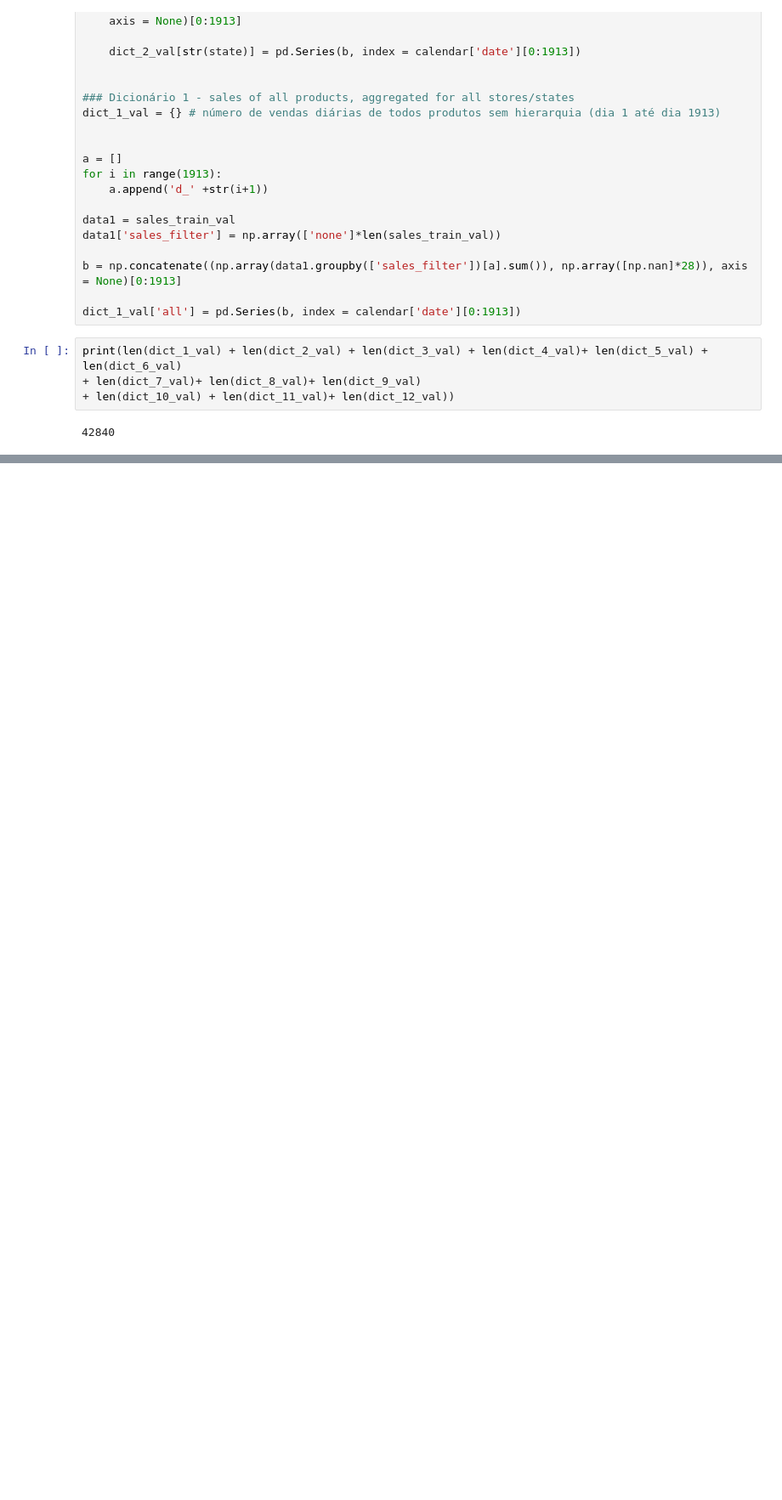
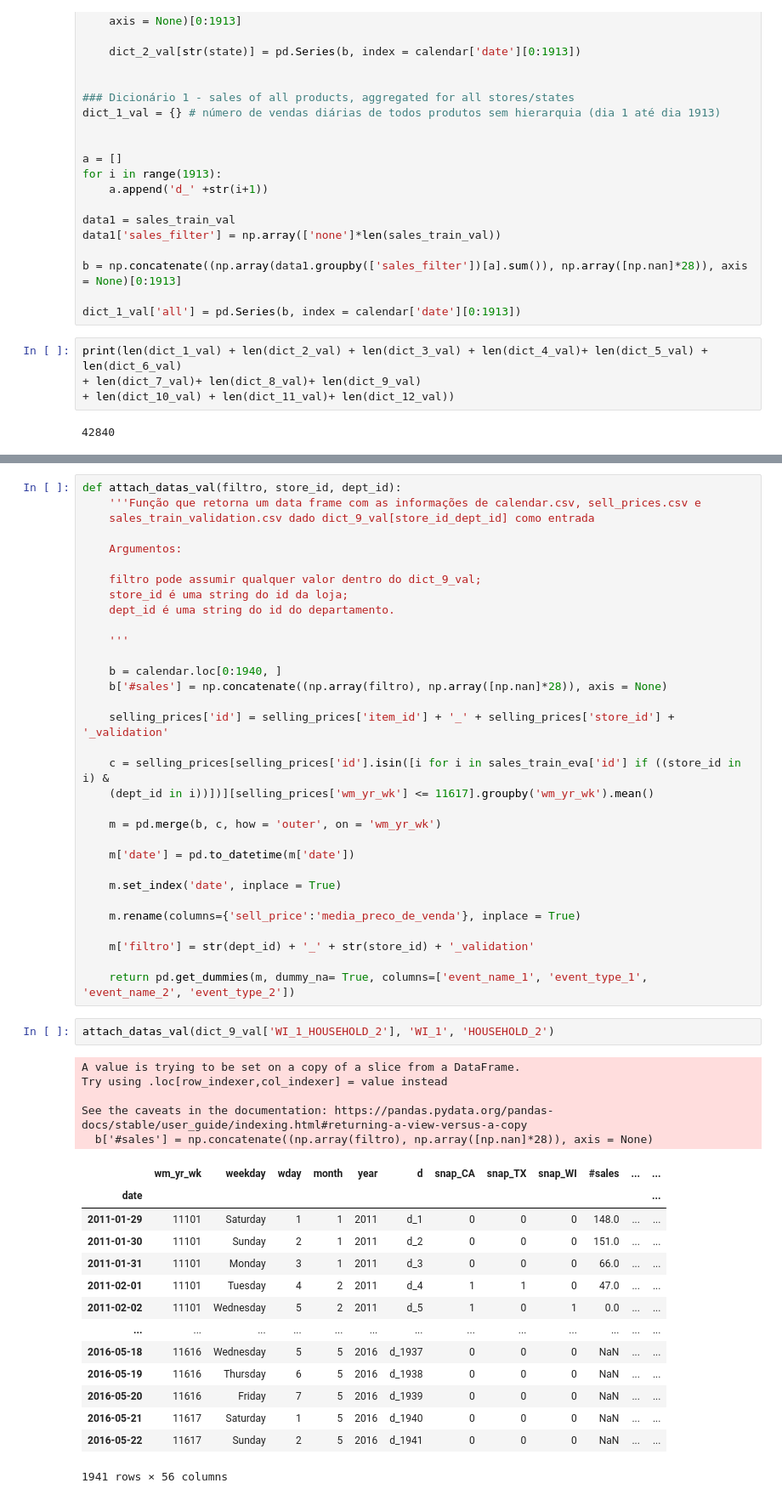
Before and after one commit to Faluhelyi/pibic_2021-2022, a Jupyter notebook: main.ipynb, the cells around one changed output, grey strips where cells are left out. Shown at 85% size. Drawn from its saved outputs; the diff is of its cells as text; blank space fills up the shorter version.

```diff
--- a/main.ipynb
+++ b/main.ipynb
@@ -595,0 +610,54 @@ print(len(dict_1_val) + len(dict_2_val) + len(dict_3_val) + len(dict_4_val)+ len
+# %%
+def attach_datas_val(filtro, store_id, dept_id):
+    '''Função que retorna um data frame com as informações de calendar.csv, sell_prices.csv e
+    sales_train_validation.csv dado dict_9_val[store_id_dept_id] como entrada
+
+    Argumentos:
+
+    filtro pode assumir qualquer valor dentro do dict_9_val;
+    store_id é uma string do id da loja;
+    dept_id é uma string do id do departamento.
+
+    '''
+
+    b = calendar.loc[0:1940, ]
+    b['#sales'] = np.concatenate((np.array(filtro), np.array([np.nan]*28)), axis = None)
+
+    selling_prices['id'] = selling_prices['item_id'] + '_' + selling_prices['store_id'] + '_validation'
+
+    c = selling_prices[selling_prices['id'].isin([i for i in sales_train_eva['id'] if ((store_id in i) &
+    (dept_id in i))])][selling_prices['wm_yr_wk'] <= 11617].groupby('wm_yr_wk').mean()
+
+    m = pd.merge(b, c, how = 'outer', on = 'wm_yr_wk')
+
+    m['date'] = pd.to_datetime(m['date'])
+
+    m.set_index('date', inplace = True)
+
+    m.rename(columns={'sell_price':'media_preco_de_venda'}, inplace = True)
+
+    m['filtro'] = str(dept_id) + '_' + str(store_id) + '_validation'
+
+    return pd.get_dummies(m, dummy_na= True, columns=['event_name_1', 'event_type_1', 'event_name_2', 'event_type_2'])
+# %%
+attach_datas_val(dict_9_val['WI_1_HOUSEHOLD_2'], 'WI_1', 'HOUSEHOLD_2')
+# %% [output]
+A value is trying to be set on a copy of a slice from a DataFrame.
+Try using .loc[row_indexer,col_indexer] = value instead
+
+See the caveats in the documentation: https://pandas.pydata.org/pandas-docs/stable/user_guide/indexing.html#returning-a-view-versus-a-copy
+  b['#sales'] = np.concatenate((np.array(filtro), np.array([np.nan]*28)), axis = None)
+|  | wm_yr_wk | weekday | wday | month | year | d | snap_CA | snap_TX | snap_WI | #sales | ... | ... |
+| date |  |  |  |  |  |  |  |  |  |  |  | ... |
+| 2011-01-29 | 11101 | Saturday | 1 | 1 | 2011 | d_1 | 0 | 0 | 0 | 148.0 | ... | ... |
+| 2011-01-30 | 11101 | Sunday | 2 | 1 | 2011 | d_2 | 0 | 0 | 0 | 151.0 | ... | ... |
+| 2011-01-31 | 11101 | Monday | 3 | 1 | 2011 | d_3 | 0 | 0 | 0 | 66.0 | ... | ... |
+| 2011-02-01 | 11101 | Tuesday | 4 | 2 | 2011 | d_4 | 1 | 1 | 0 | 47.0 | ... | ... |
+| 2011-02-02 | 11101 | Wednesday | 5 | 2 | 2011 | d_5 | 1 | 0 | 1 | 0.0 | ... | ... |
+| ... | ... | ... | ... | ... | ... | ... | ... | ... | ... | ... | ... | ... |
+| 2016-05-18 | 11616 | Wednesday | 5 | 5 | 2016 | d_1937 | 0 | 0 | 0 | NaN | ... | ... |
+| 2016-05-19 | 11616 | Thursday | 6 | 5 | 2016 | d_1938 | 0 | 0 | 0 | NaN | ... | ... |
+| 2016-05-20 | 11616 | Friday | 7 | 5 | 2016 | d_1939 | 0 | 0 | 0 | NaN | ... | ... |
+| 2016-05-21 | 11617 | Saturday | 1 | 5 | 2016 | d_1940 | 0 | 0 | 0 | NaN | ... | ... |
+| 2016-05-22 | 11617 | Sunday | 2 | 5 | 2016 | d_1941 | 0 | 0 | 0 | NaN | ... | ... |
+1941 rows × 56 columns
```
Also changed, not shown: parts of 6 cells of this notebook, 3 other files.
